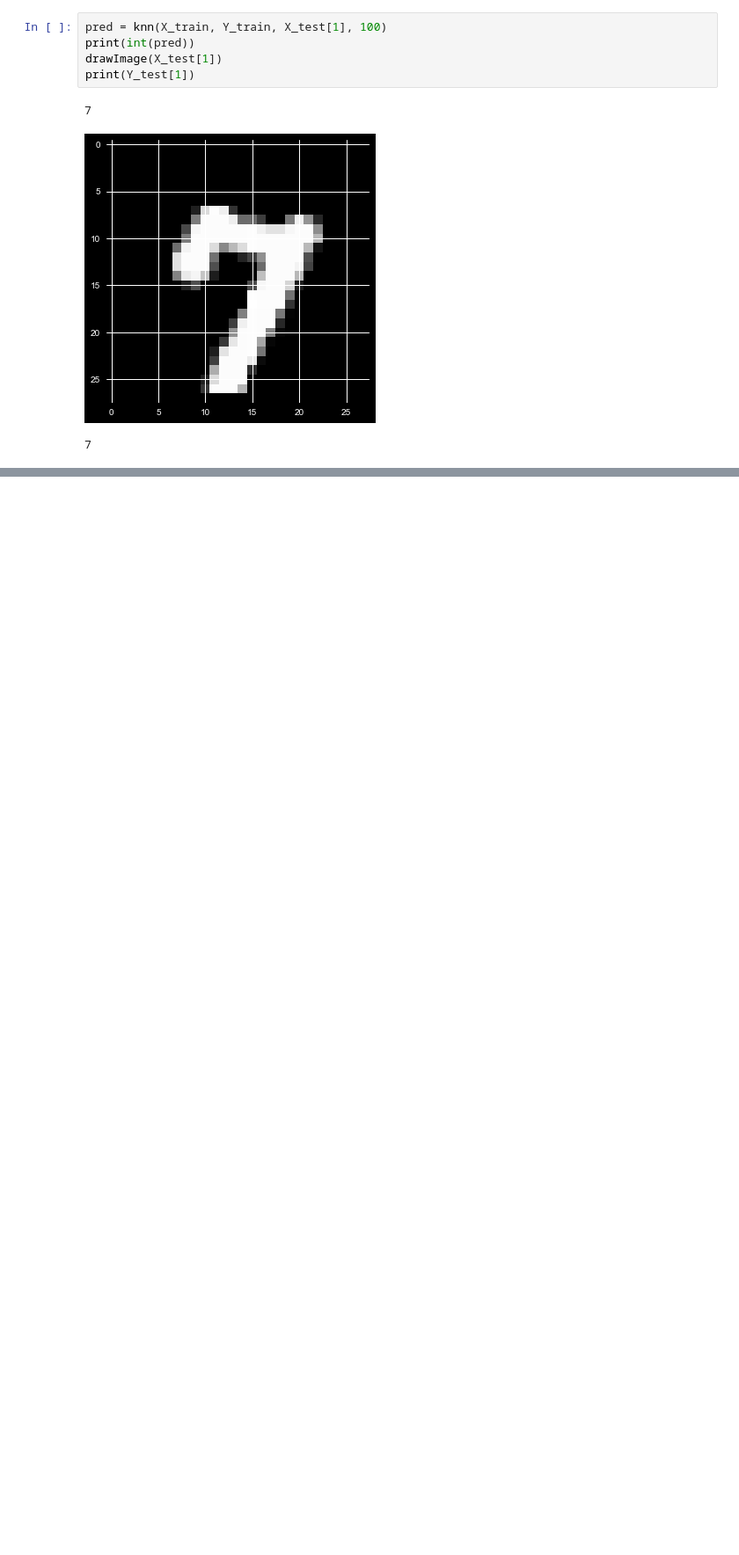
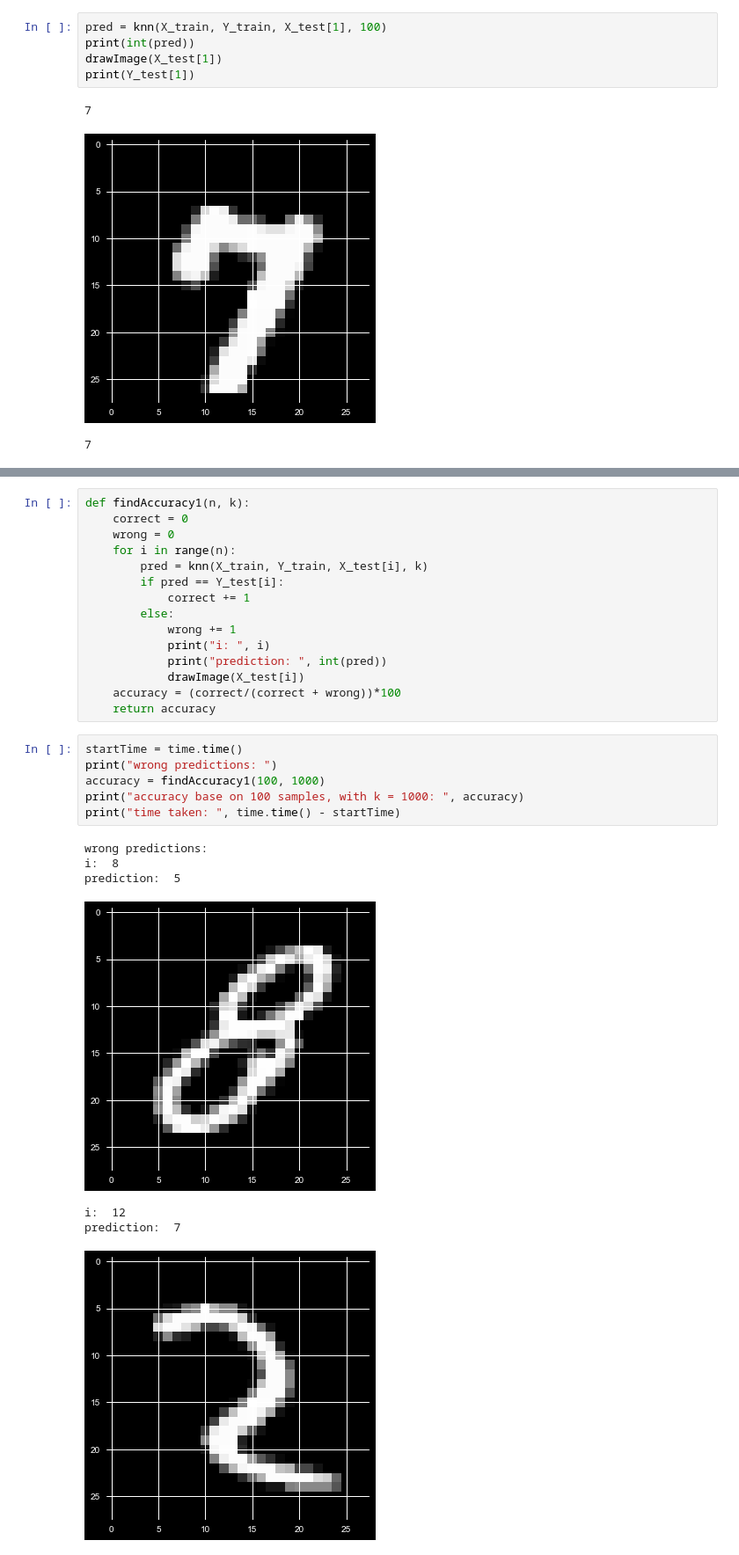
Before and after one commit to PritishWadhwa/Handwritten-Digit-Recognition, a Jupyter notebook: recognizingHandwrittenDigits.ipynb, the cells around one changed output, grey strips where cells are left out. Shown: that part at 88% size. Saved outputs shown, nothing was run; the diff lists cells and outputs as text; blank space fills up the shorter version.

```diff
--- a/recognizingHandwrittenDigits.ipynb
+++ b/recognizingHandwrittenDigits.ipynb
@@ -102,0 +130,29 @@ print(Y_test.size)
+# %%
+def findAccuracy1(n, k):
+    correct = 0
+    wrong = 0
+    for i in range(n):
+        pred = knn(X_train, Y_train, X_test[i], k)
+        if pred == Y_test[i]:
+            correct += 1
+        else:
+            wrong += 1
+            print("i: ", i)
+            print("prediction: ", int(pred))
+            drawImage(X_test[i])
+    accuracy = (correct/(correct + wrong))*100
+    return accuracy
+# %%
+startTime = time.time()
+print("wrong predictions: ")
+accuracy = findAccuracy1(100, 1000)
+print("accuracy base on 100 samples, with k = 1000: ", accuracy)
+print("time taken: ", time.time() - startTime)
+# %% [output]
+wrong predictions:
+i:  8
+prediction:  5
+[figure, added]
+i:  12
+prediction:  7
+[figure, added]
```
Also changed, not shown: parts of 6 cells of this notebook.
